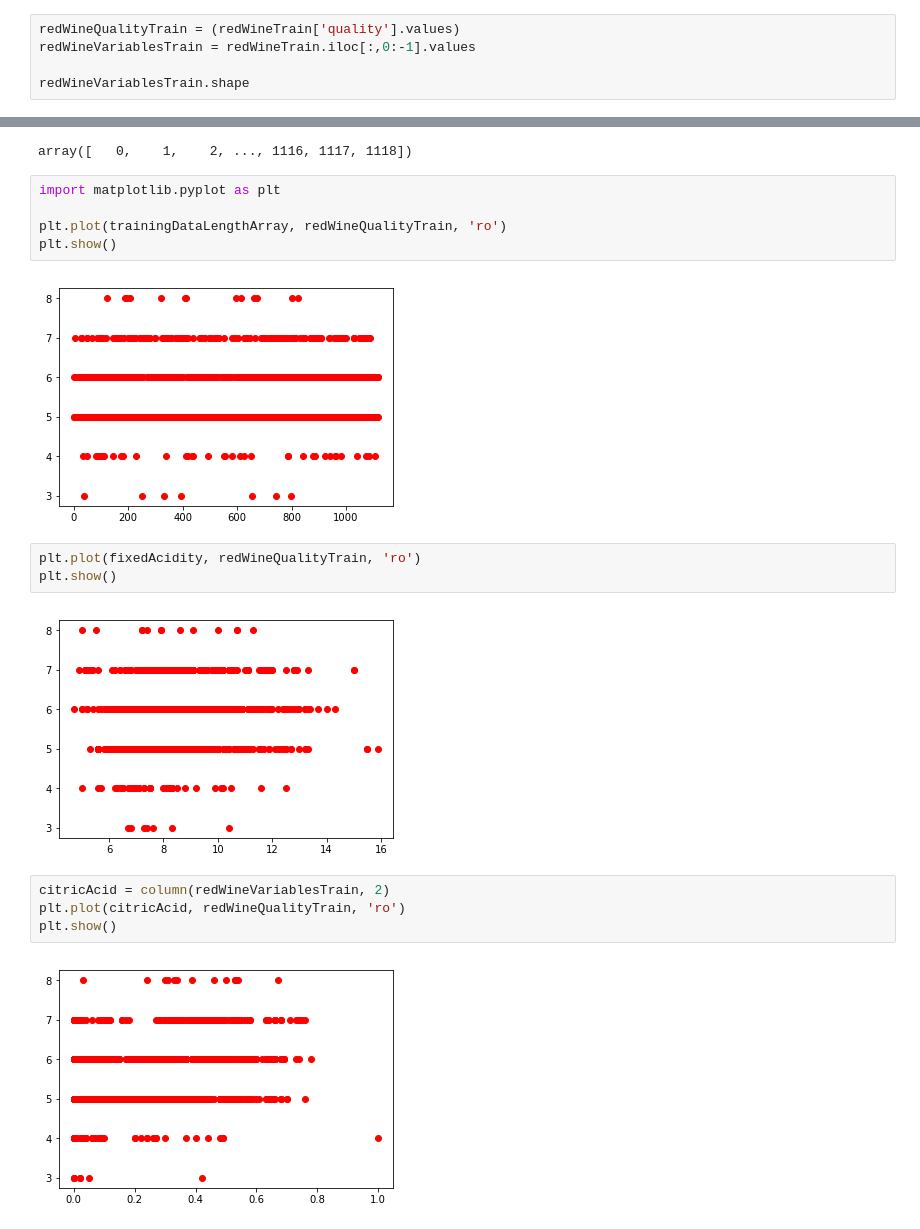
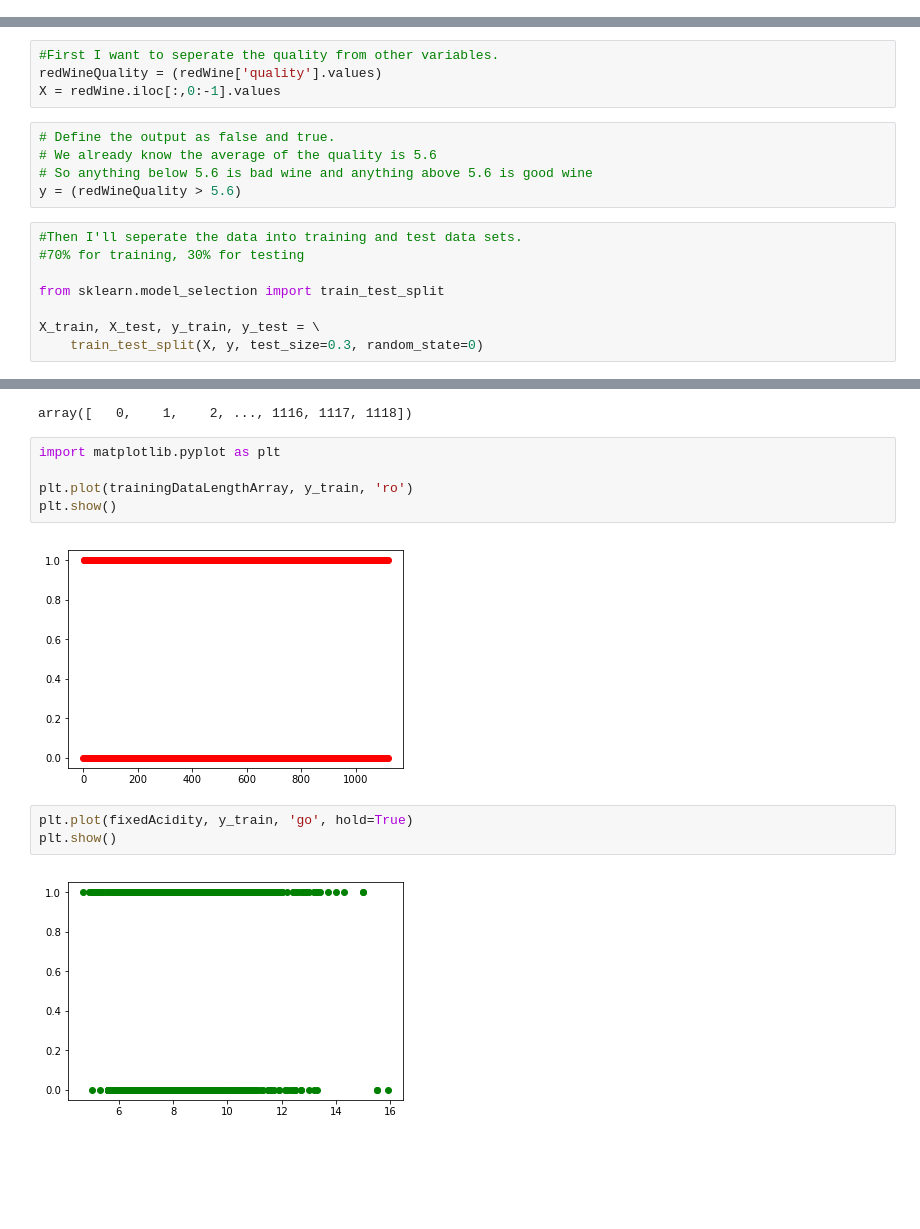
Before and after one commit to JOY199603/2016.M3.TQF-ML, a Jupyter notebook: TestSet1/Erdi Tac - Wine Quality.ipynb, the cells around one changed output, grey strips where cells are left out. Drawn from its saved outputs; the diff is of its cells as text; blank space fills up the shorter version.

```diff
--- a/TestSet1/Erdi Tac - Wine Quality.ipynb
+++ b/TestSet1/Erdi Tac - Wine Quality.ipynb
@@ -128,5 +85,0 @@ Now I want to seperate the quality from other variables.
-# %%
-redWineQualityTrain = (redWineTrain['quality'].values)
-redWineVariablesTrain = redWineTrain.iloc[:,0:-1].values
-
-redWineVariablesTrain.shape
@@ -136,0 +86,17 @@ I want to extract a specific column from the data
+# %%
+#First I want to seperate the quality from other variables.
+redWineQuality = (redWine['quality'].values)
+X = redWine.iloc[:,0:-1].values
+# %%
+# Define the output as false and true.
+# We already know the average of the quality is 5.6
+# So anything below 5.6 is bad wine and anything above 5.6 is good wine
+y = (redWineQuality > 5.6)
+# %%
+#Then I'll seperate the data into training and test data sets.
+#70% for training, 30% for testing
+
+from sklearn.model_selection import train_test_split
+
+X_train, X_test, y_train, y_test = \
+    train_test_split(X, y, test_size=0.3, random_state=0)
@@ -158,18 +143,12 @@ array([   0,    1,    2, ..., 1116, 1117, 1118])
 # %%
 import matplotlib.pyplot as plt
 
-plt.plot(trainingDataLengthArray, redWineQualityTrain, 'ro')
+plt.plot(trainingDataLengthArray, y_train, 'ro')
 plt.show()
 # %% [output]
-[figure, old version]
+[figure, new version]
 # %%
-plt.plot(fixedAcidity, redWineQualityTrain, 'ro')
+plt.plot(fixedAcidity, y_train, 'go', hold=True)
 plt.show()
 # %% [output]
-[figure, old version]
+[figure, new version]
-# %%
-citricAcid = column(redWineVariablesTrain, 2)
-plt.plot(citricAcid, redWineQualityTrain, 'ro')
-plt.show()
-# %% [output]
-[figure, removed]
```
Also changed, not shown: parts of 23 cells of this notebook.
